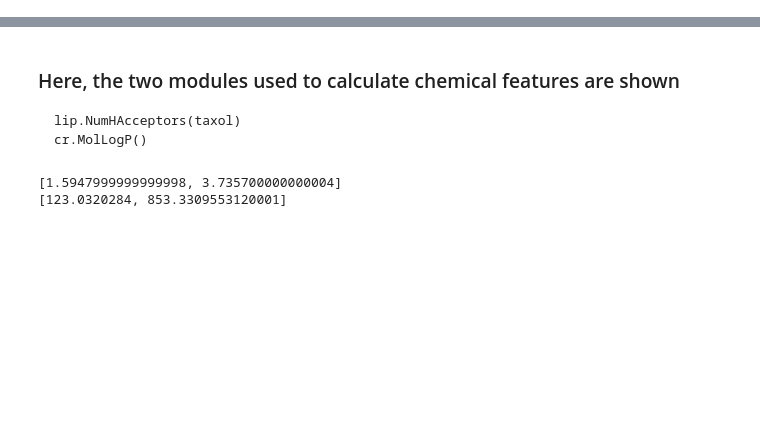
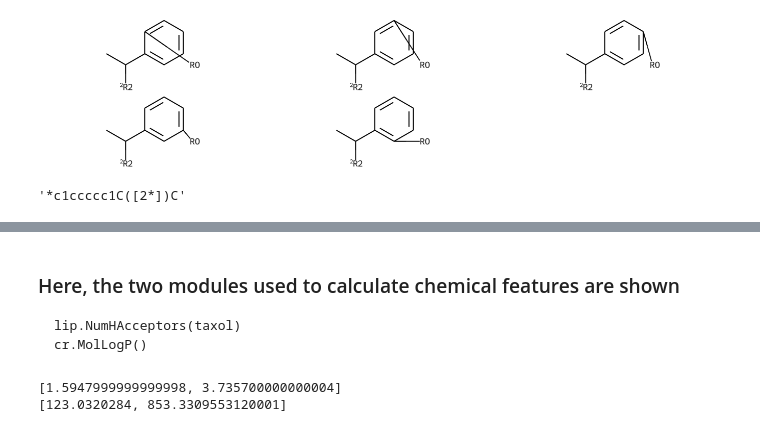
Before and after one commit to RobinEkberg/Molecular-enumeration, a Jupyter notebook: Lipinski-tester.ipynb, the cells around one changed output, grey strips where cells are left out. Drawn from its saved outputs; the diff is of its cells as text; code cells hidden in the pictures; blank space fills up the shorter version.

```diff
--- a/Lipinski-tester.ipynb
+++ b/Lipinski-tester.ipynb
@@ -114,0 +153,5 @@ did not match C++ signature:
+# %%
+test_molecule_enumerated_2 = rdMolEnumerator.Enumerate(test_1)
+test_molecule_enumerated_2
+# %% [output]
+[figure, added]
@@ -114,0 +178,5 @@ did not match C++ signature:
+# %%
+test_smile = Chem.MolToSmiles(test_molecule_enumerated_2[0])
+test_smile
+# %% [output]
+'*c1ccccc1C([2*])C'
```
Also changed, not shown: parts of 32 cells of this notebook.
